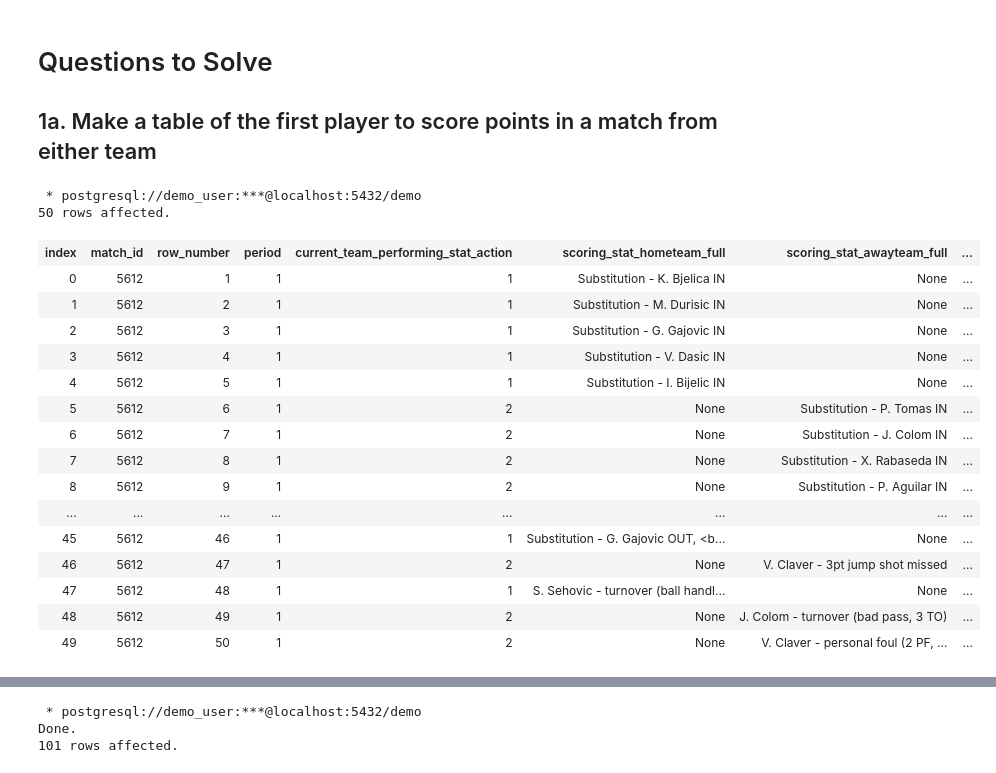
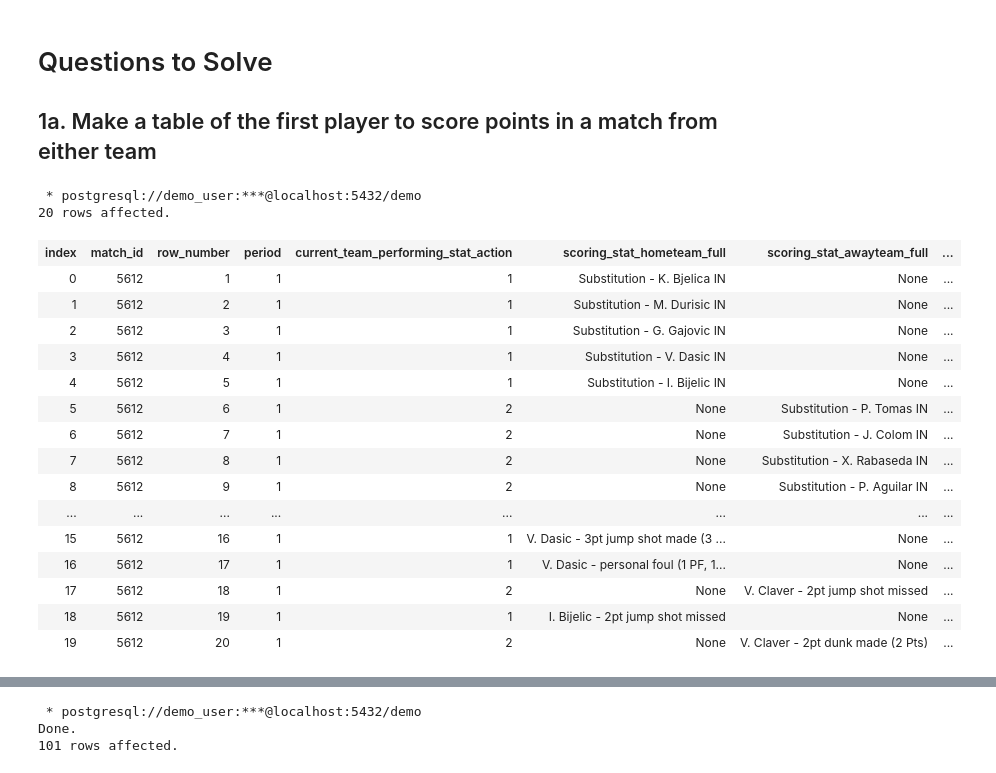
Before and after one commit to insho/fiba-europe-basketball-project, a Jupyter notebook: fiba_europe_sql_demo.ipynb, the cells around one changed output, grey strips where cells are left out. Cells and saved outputs as stored; diff of their text form; code cells hidden in the pictures.

```diff
--- a/fiba_europe_sql_demo.ipynb
+++ b/fiba_europe_sql_demo.ipynb
@@ -99,40 +118,40 @@ FROM fiba_europe_raw_sql_example
 # %%
 %%sql
 /**
 Firstly, let's look at some data
 
 Edit:
     It appears that we have match_id, period, minutes remaining in period, and current score
     for home and away teams already in their respective columns.
 
     However the details of the events are contained in strings, like so:
     '[MOT] V. Dasic - 3pt jump shot made (3 Pts). G. Gajovic - assist (1 AS)'
 
     We will have to do some string manipulation to extract relevant info
 
 */
 SELECT  *
 FROM fiba_europe_raw_sql_example
-limit 50
+limit 20
 # %% [output]
  * postgresql://demo_user:***@localhost:5432/demo
-50 rows affected.
+20 rows affected.
 | index | match_id | row_number | period | current_team_performing_stat_action | scoring_stat_hometeam_full | scoring_stat_awayteam_full | ... |
 | 0 | 5612 | 1 | 1 | 1 | Substitution - K. Bjelica IN | None | ... |
 | 1 | 5612 | 2 | 1 | 1 | Substitution - M. Durisic IN | None | ... |
 | 2 | 5612 | 3 | 1 | 1 | Substitution - G. Gajovic IN | None | ... |
 | 3 | 5612 | 4 | 1 | 1 | Substitution - V. Dasic IN | None | ... |
 | 4 | 5612 | 5 | 1 | 1 | Substitution - I. Bijelic IN | None | ... |
 | 5 | 5612 | 6 | 1 | 2 | None | Substitution - P. Tomas IN | ... |
 | 6 | 5612 | 7 | 1 | 2 | None | Substitution - J. Colom IN | ... |
 | 7 | 5612 | 8 | 1 | 2 | None | Substitution - X. Rabaseda IN | ... |
 | 8 | 5612 | 9 | 1 | 2 | None | Substitution - P. Aguilar IN | ... |
 | ... | ... | ... | ... | ... | ... | ... | ... |
-| 45 | 5612 | 46 | 1 | 1 | Substitution - G. Gajovic OUT, <b... | None | ... |
-| 46 | 5612 | 47 | 1 | 2 | None | V. Claver - 3pt jump shot missed | ... |
-| 47 | 5612 | 48 | 1 | 1 | S. Sehovic - turnover (ball handl... | None | ... |
-| 48 | 5612 | 49 | 1 | 2 | None | J. Colom - turnover (bad pass, 3 TO) | ... |
-| 49 | 5612 | 50 | 1 | 2 | None | V. Claver - personal foul (2 PF, ... | ... |
+| 15 | 5612 | 16 | 1 | 1 | V. Dasic - 3pt jump shot made (3 ... | None | ... |
+| 16 | 5612 | 17 | 1 | 1 | V. Dasic - personal foul (1 PF, 1... | None | ... |
+| 17 | 5612 | 18 | 1 | 2 | None | V. Claver - 2pt jump shot missed | ... |
+| 18 | 5612 | 19 | 1 | 1 | I. Bijelic - 2pt jump shot missed | None | ... |
+| 19 | 5612 | 20 | 1 | 2 | None | V. Claver - 2pt dunk made (2 Pts) | ... |
 # %%
 %%sql
 /**
```
Also changed, not shown: parts of 20 cells of this notebook.
